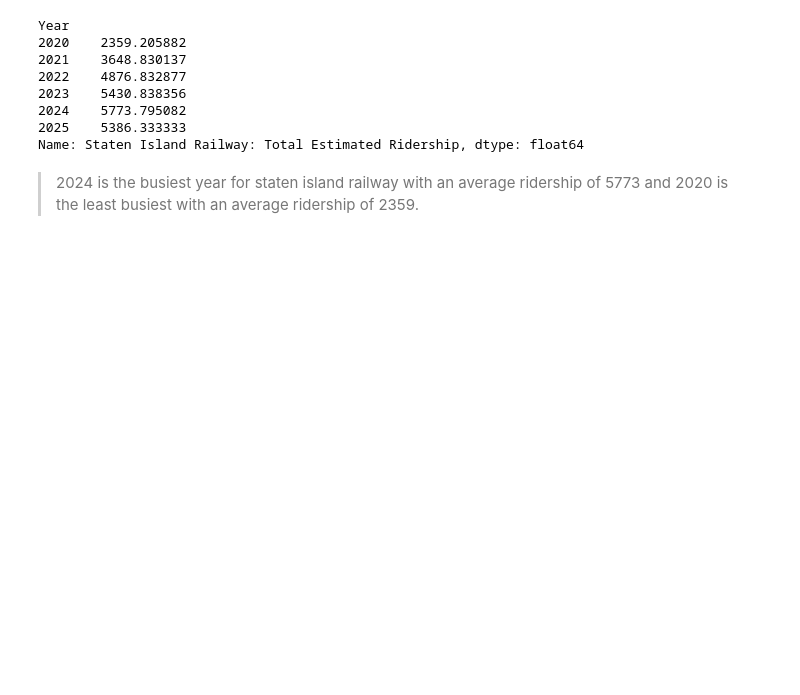
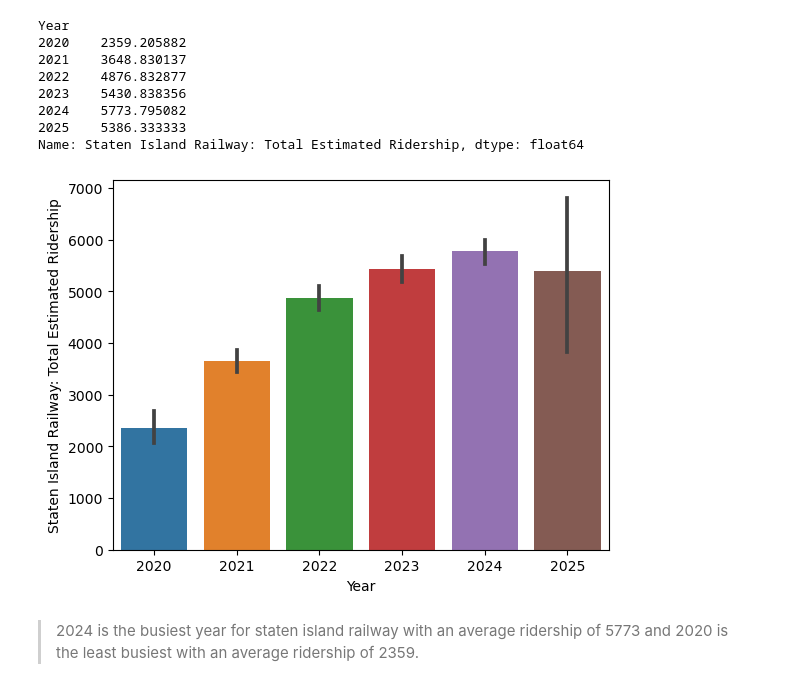
Before and after one commit to alishanstyles/MTA-Daily-Ridership, a Jupyter notebook: Untitled.ipynb, the cells around one changed output. Saved outputs shown, nothing was run; the diff lists cells and outputs as text; code cells hidden in the pictures; blank space fills up the shorter version.

```diff
--- a/Untitled.ipynb
+++ b/Untitled.ipynb
@@ -1194,5 +1196,11 @@ Year
 2024    5773.795082
 2025    5386.333333
 Name: Staten Island Railway: Total Estimated Ridership, dtype: float64
+# %%
+sns.barplot(data = df,
+              y = 'Staten Island Railway: Total Estimated Ridership',
+              x = 'Year');
+# %% [output]
+[figure, added]
 # %% [markdown]
 > 2024 is the busiest year for staten island railway with an average ridership of 5773 and 2020 is the least busiest with an average ridership of 2359.
```
Also changed, not shown: parts of 1 cell of this notebook, 1 other file.
